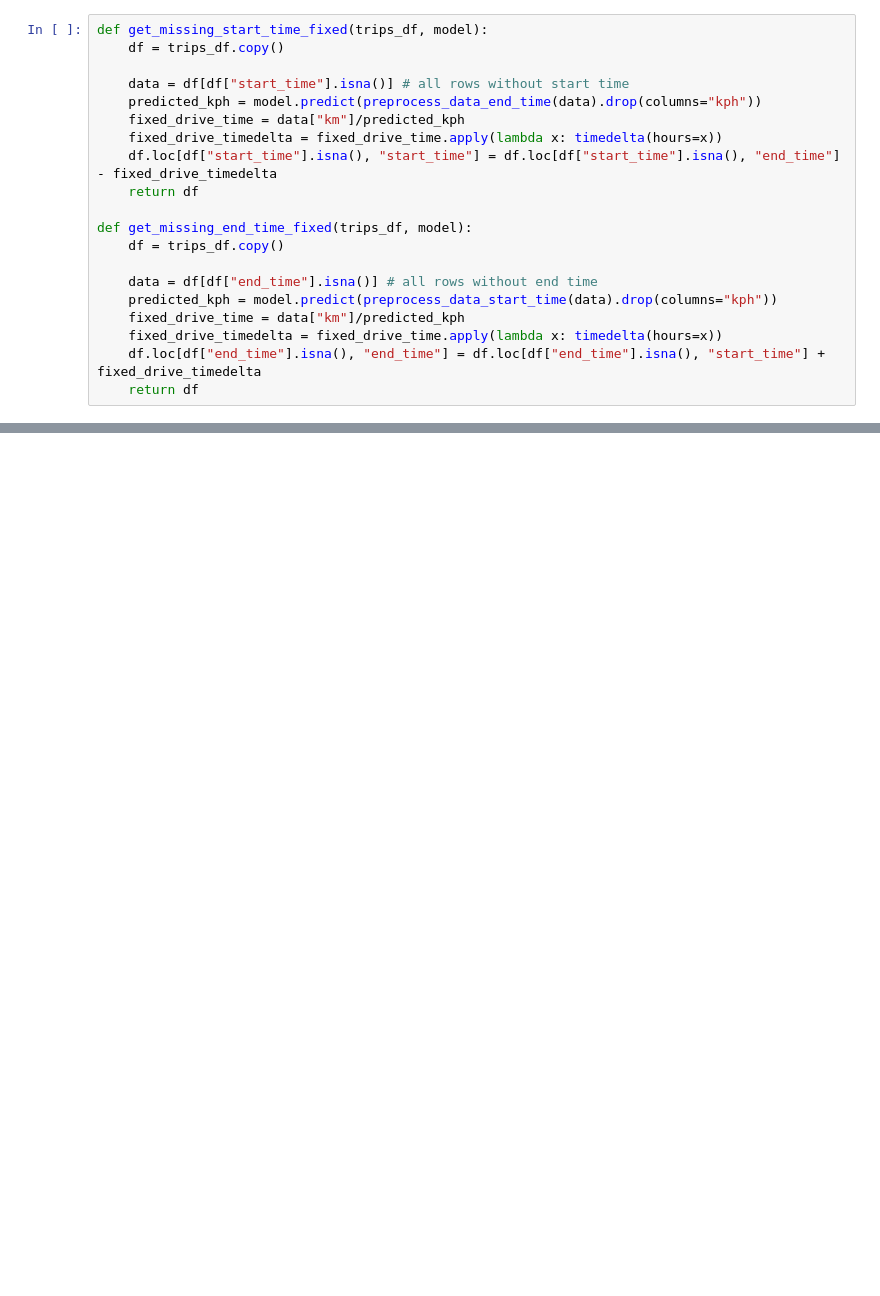
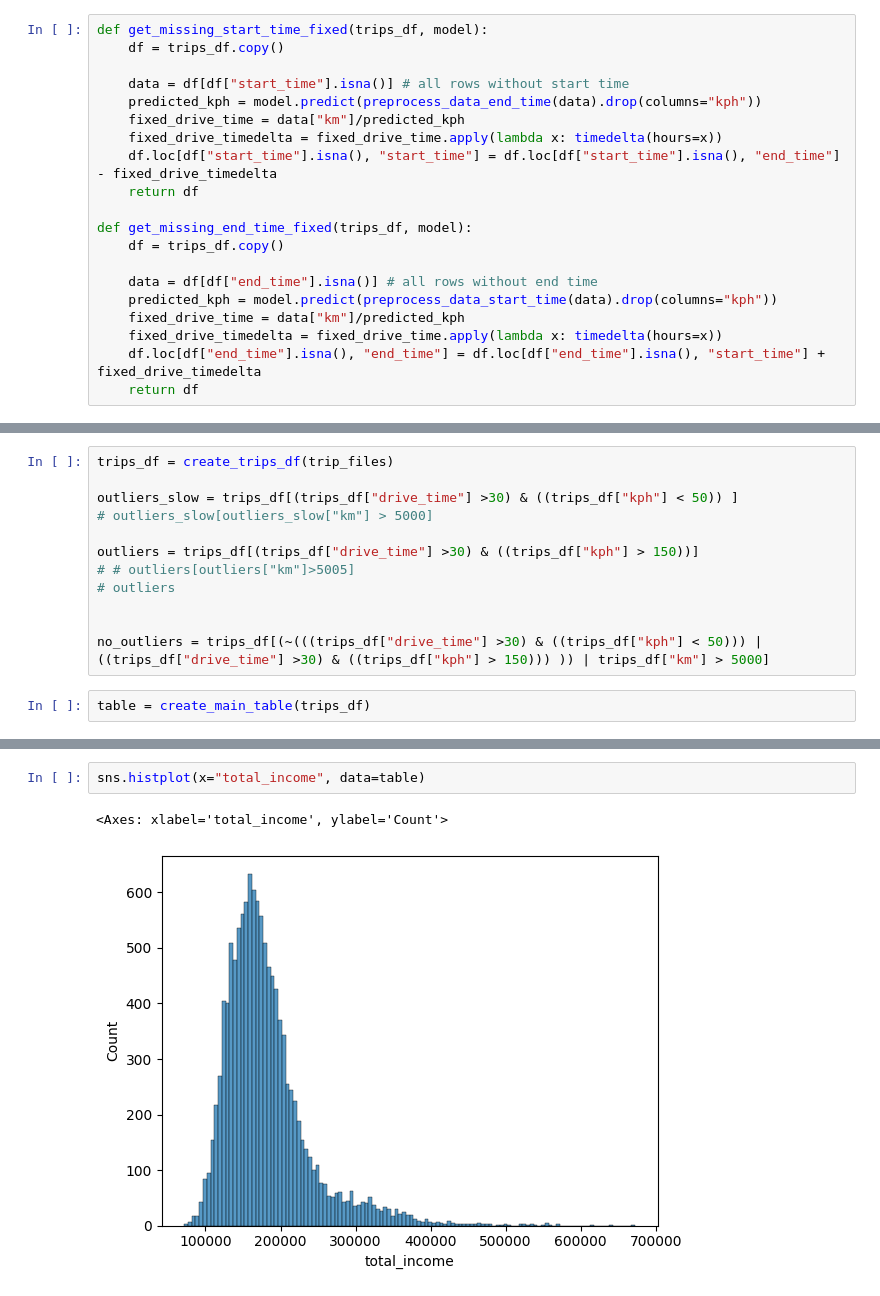
Before and after one commit to ronTohar1/CV_training, a Jupyter notebook: basic/python/Basic - Azrieli & Sons data/project_files/fix_data.ipynb, the cells around one changed output, grey strips where cells are left out. Saved outputs shown, nothing was run; the diff lists cells and outputs as text; blank space fills up the shorter version.

```diff
--- a/basic/python/Basic - Azrieli & Sons data/project_files/fix_data.ipynb
+++ b/basic/python/Basic - Azrieli & Sons data/project_files/fix_data.ipynb
@@ -487,0 +470,14 @@ See the caveats in the documentation: https://pandas.pydata.org/pandas-docs/stab
+# %%
+trips_df = create_trips_df(trip_files)
+
+outliers_slow = trips_df[(trips_df["drive_time"] >30) & ((trips_df["kph"] < 50)) ]
+# outliers_slow[outliers_slow["km"] > 5000]
+
+outliers = trips_df[(trips_df["drive_time"] >30) & ((trips_df["kph"] > 150))]
+# # outliers[outliers["km"]>5005]
+# outliers
+
+
+no_outliers = trips_df[(~(((trips_df["drive_time"] >30) & ((trips_df["kph"] < 50))) | ((trips_df["drive_time"] >30) & ((trips_df["kph"] > 150))) )) | trips_df["km"] > 5000]
+# %%
+table = create_main_table(trips_df)
@@ -487,0 +510,5 @@ See the caveats in the documentation: https://pandas.pydata.org/pandas-docs/stab
+# %%
+sns.histplot(x="total_income", data=table)
+# %% [output]
+<Axes: xlabel='total_income', ylabel='Count'>
+[figure, added]
```
Also changed, not shown: parts of 8 cells of this notebook, 2 other files.
